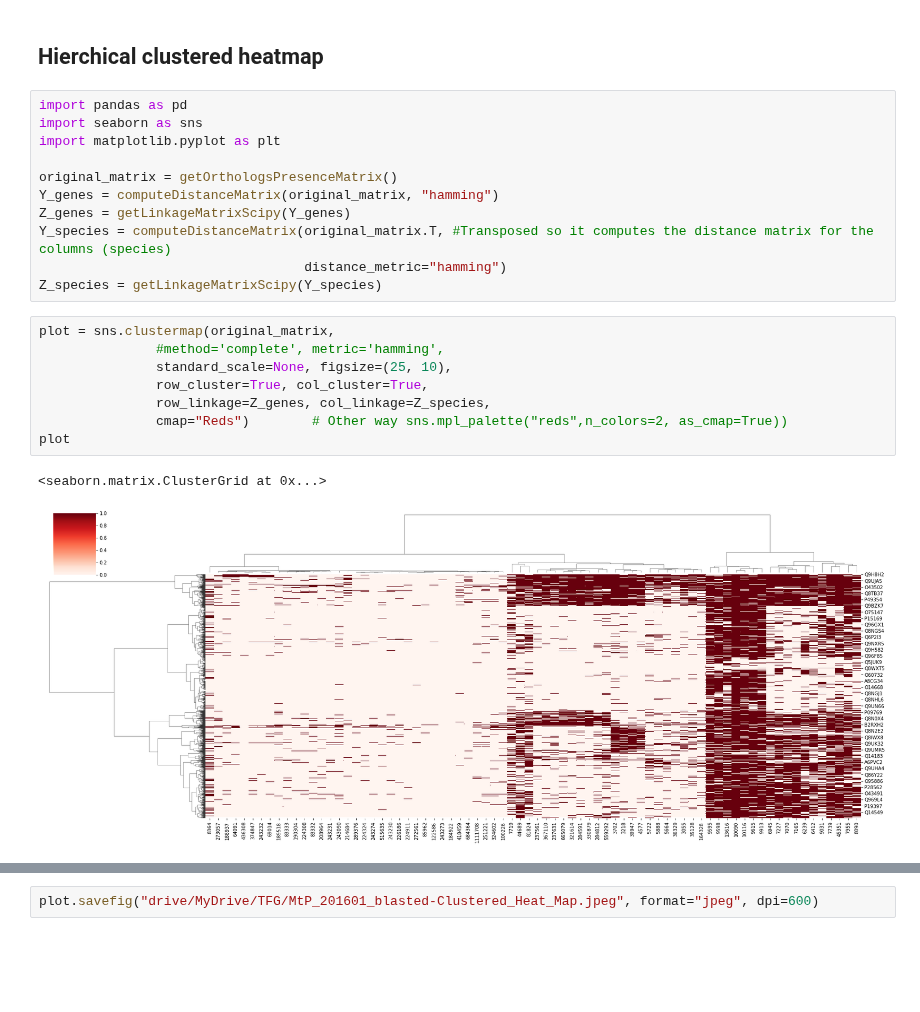
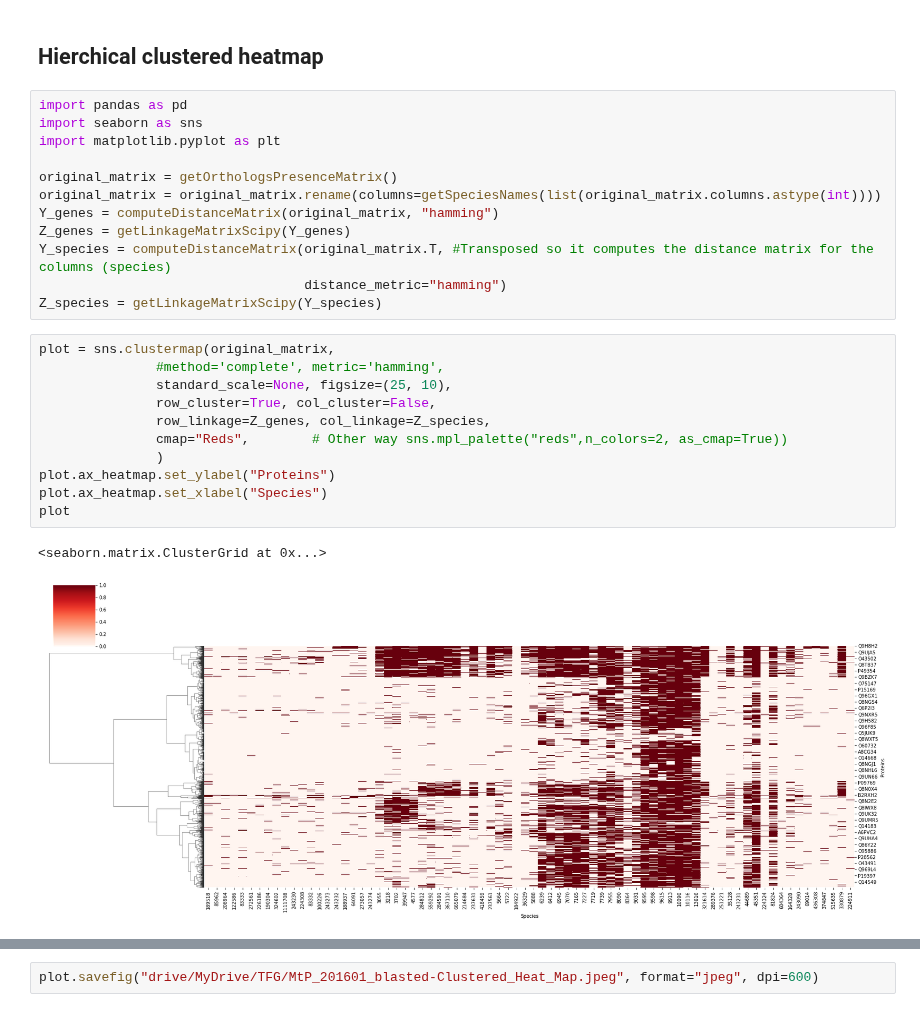
Before and after one commit to geovalexis/PP2GO, a Jupyter notebook: notebooks/phylogenetic_profiling.ipynb, the cells around one changed output, grey strips where cells are left out. Drawn from its saved outputs; the diff is of its cells as text; blank space fills up the shorter version.

```diff
--- a/notebooks/phylogenetic_profiling.ipynb
+++ b/notebooks/phylogenetic_profiling.ipynb
@@ -470,6 +470,7 @@ import seaborn as sns
 import matplotlib.pyplot as plt
 
 original_matrix = getOrthologsPresenceMatrix()
+original_matrix = original_matrix.rename(columns=getSpeciesNames(list(original_matrix.columns.astype(int))))
 Y_genes = computeDistanceMatrix(original_matrix, "hamming")
 Z_genes = getLinkageMatrixScipy(Y_genes)
 Y_species = computeDistanceMatrix(original_matrix.T, #Transposed so it computes the distance matrix for the columns (species)
@@ -478,11 +479,14 @@ Z_species = getLinkageMatrixScipy(Y_species)
 # %%
 plot = sns.clustermap(original_matrix,
                #method='complete', metric='hamming',
                standard_scale=None, figsize=(25, 10),
-               row_cluster=True, col_cluster=True,
+               row_cluster=True, col_cluster=False,
                row_linkage=Z_genes, col_linkage=Z_species,
-               cmap="Reds")        # Other way sns.mpl_palette("reds",n_colors=2, as_cmap=True))
+               cmap="Reds",        # Other way sns.mpl_palette("reds",n_colors=2, as_cmap=True))
+               )
+plot.ax_heatmap.set_ylabel("Proteins")
+plot.ax_heatmap.set_xlabel("Species")
 plot
 # %% [output]
 <seaborn.matrix.ClusterGrid at 0x...>
-[figure, old version]
+[figure, new version]
```
Also changed, not shown: parts of 1 cell of this notebook.
